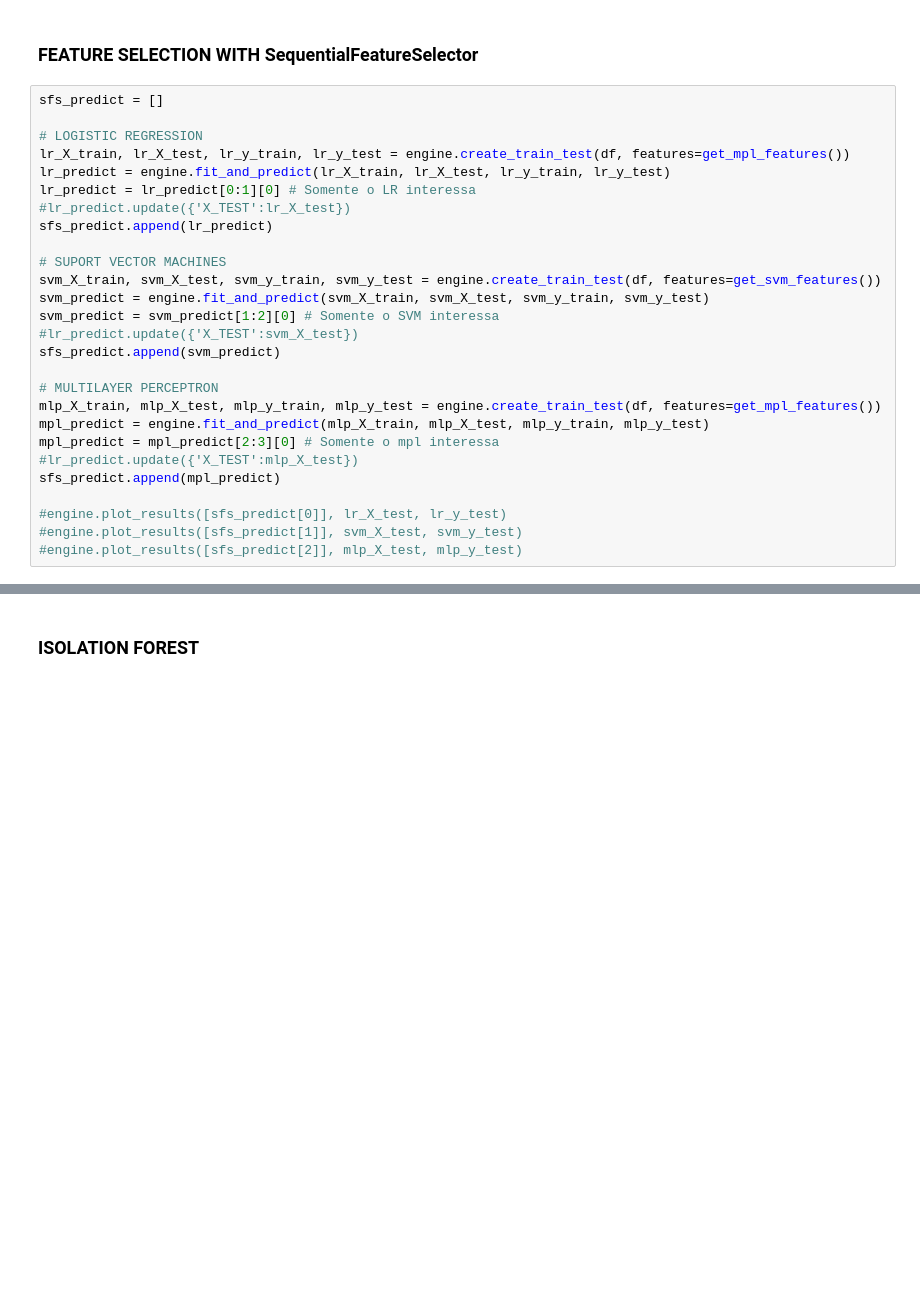
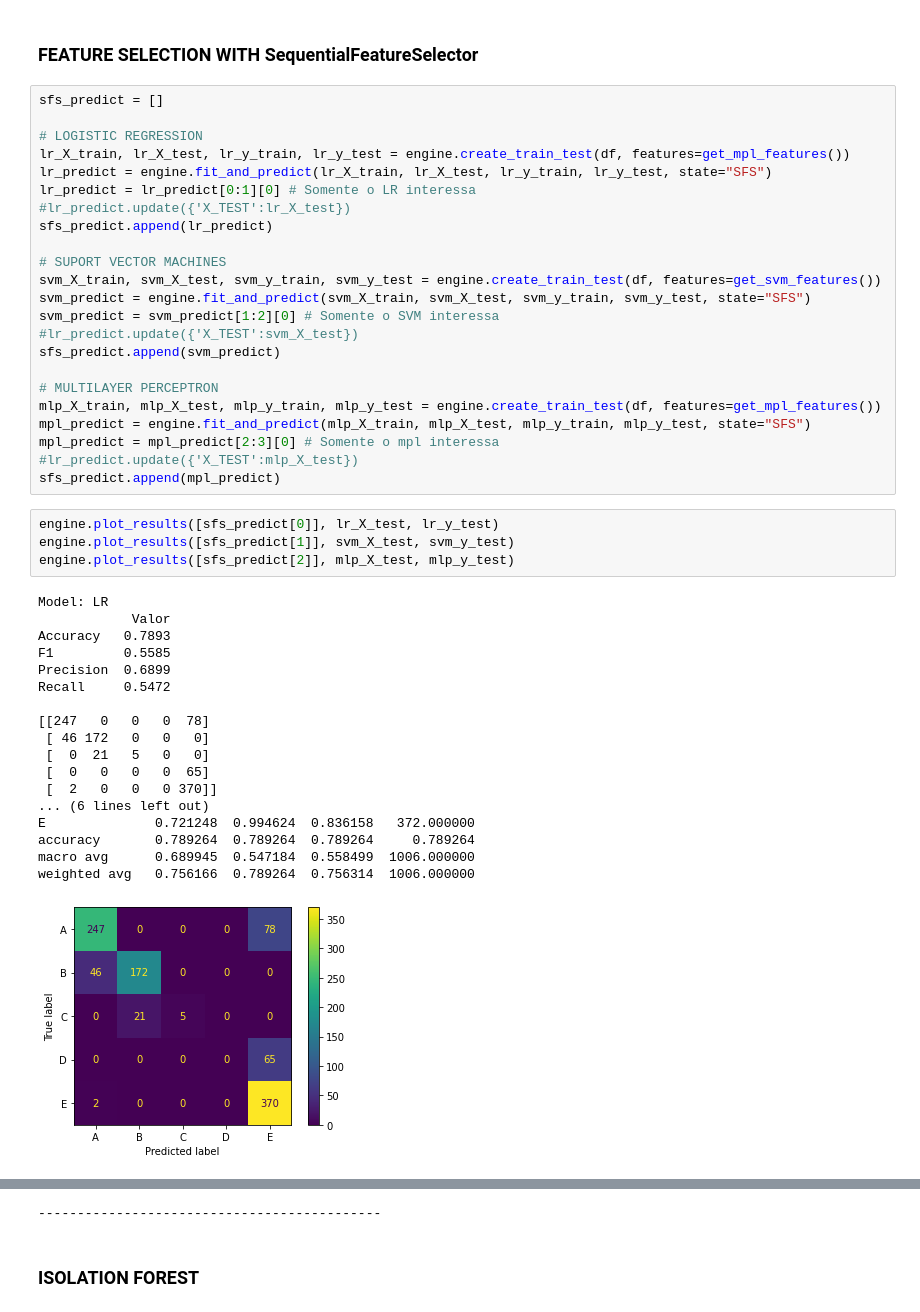
Before and after one commit to pythrick/arquitetura-dados, a Jupyter notebook: jupyter_resultados.ipynb, the cells around one changed output, grey strips where cells are left out. Drawn from its saved outputs; the diff is of its cells as text; blank space fills up the shorter version.

```diff
--- a/jupyter_resultados.ipynb
+++ b/jupyter_resultados.ipynb
@@ -48,25 +110,44 @@ sfs_predict = []
 
 # LOGISTIC REGRESSION
 lr_X_train, lr_X_test, lr_y_train, lr_y_test = engine.create_train_test(df, features=get_mpl_features())
-lr_predict = engine.fit_and_predict(lr_X_train, lr_X_test, lr_y_train, lr_y_test)
+lr_predict = engine.fit_and_predict(lr_X_train, lr_X_test, lr_y_train, lr_y_test, state="SFS")
 lr_predict = lr_predict[0:1][0] # Somente o LR interessa
 #lr_predict.update({'X_TEST':lr_X_test})
 sfs_predict.append(lr_predict)
 
 # SUPORT VECTOR MACHINES
 svm_X_train, svm_X_test, svm_y_train, svm_y_test = engine.create_train_test(df, features=get_svm_features())
-svm_predict = engine.fit_and_predict(svm_X_train, svm_X_test, svm_y_train, svm_y_test)
+svm_predict = engine.fit_and_predict(svm_X_train, svm_X_test, svm_y_train, svm_y_test, state="SFS")
 svm_predict = svm_predict[1:2][0] # Somente o SVM interessa
 #lr_predict.update({'X_TEST':svm_X_test})
 sfs_predict.append(svm_predict)
 
 # MULTILAYER PERCEPTRON
 mlp_X_train, mlp_X_test, mlp_y_train, mlp_y_test = engine.create_train_test(df, features=get_mpl_features())
-mpl_predict = engine.fit_and_predict(mlp_X_train, mlp_X_test, mlp_y_train, mlp_y_test)
+mpl_predict = engine.fit_and_predict(mlp_X_train, mlp_X_test, mlp_y_train, mlp_y_test, state="SFS")
 mpl_predict = mpl_predict[2:3][0] # Somente o mpl interessa
 #lr_predict.update({'X_TEST':mlp_X_test})
 sfs_predict.append(mpl_predict)
-
-#engine.plot_results([sfs_predict[0]], lr_X_test, lr_y_test)
-#engine.plot_results([sfs_predict[1]], svm_X_test, svm_y_test)
-#engine.plot_results([sfs_predict[2]], mlp_X_test, mlp_y_test)
+# %%
+engine.plot_results([sfs_predict[0]], lr_X_test, lr_y_test)
+engine.plot_results([sfs_predict[1]], svm_X_test, svm_y_test)
+engine.plot_results([sfs_predict[2]], mlp_X_test, mlp_y_test)
+# %% [output]
+Model: LR
+            Valor
+Accuracy   0.7893
+F1         0.5585
+Precision  0.6899
+Recall     0.5472
+
+[[247   0   0   0  78]
+ [ 46 172   0   0   0]
+ [  0  21   5   0   0]
+ [  0   0   0   0  65]
+ [  2   0   0   0 370]]
+... (6 lines left out)
+E              0.721248  0.994624  0.836158   372.000000
+accuracy       0.789264  0.789264  0.789264     0.789264
+macro avg      0.689945  0.547184  0.558499  1006.000000
+weighted avg   0.756166  0.789264  0.756314  1006.000000
+[figure, added]
@@ -73,3 +190,4 @@ sfs_predict.append(mpl_predict)
+--------------------------------------------
 # %% [markdown]
 ### ISOLATION FOREST
 # %%
```
Also changed, not shown: parts of 12 cells of this notebook, 27 other files.
